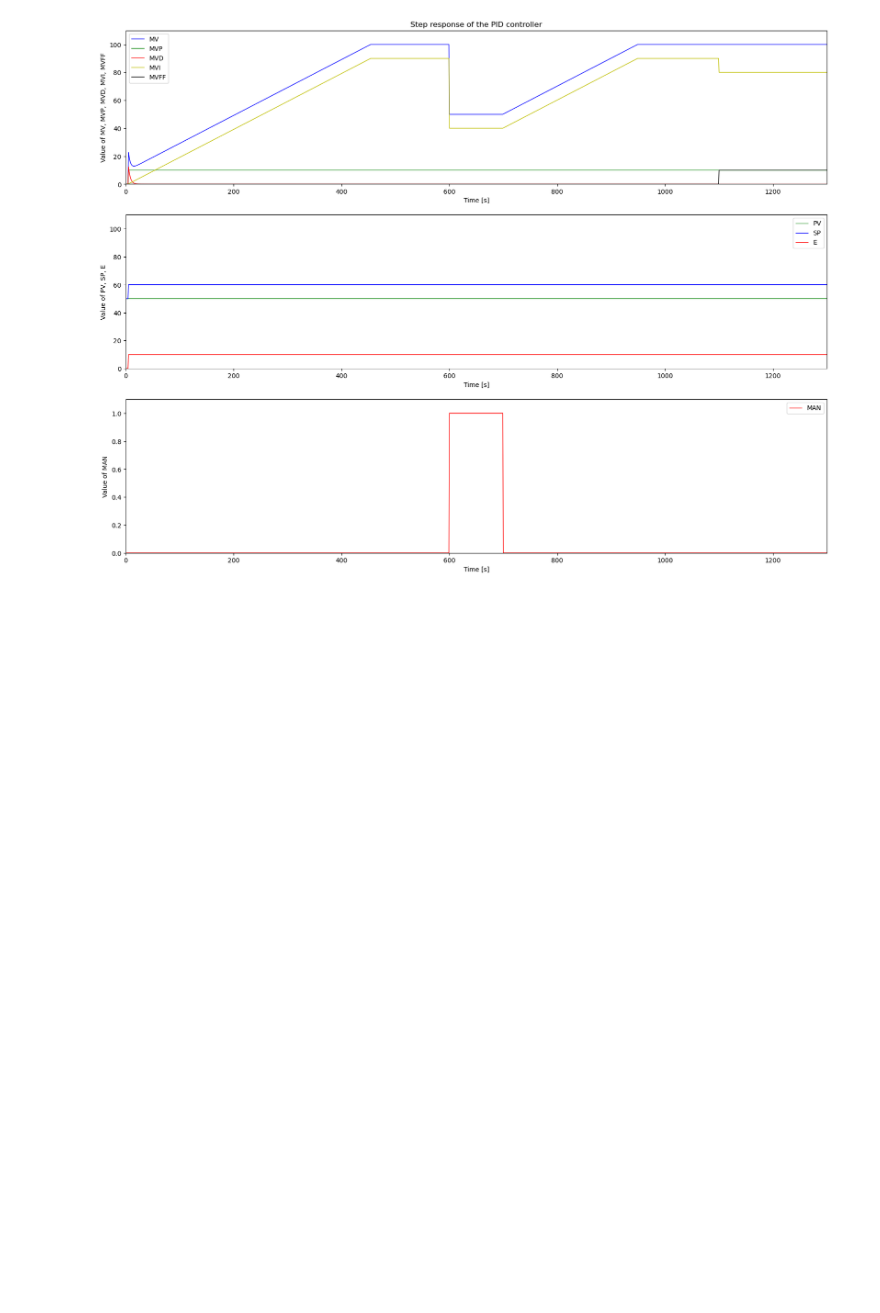
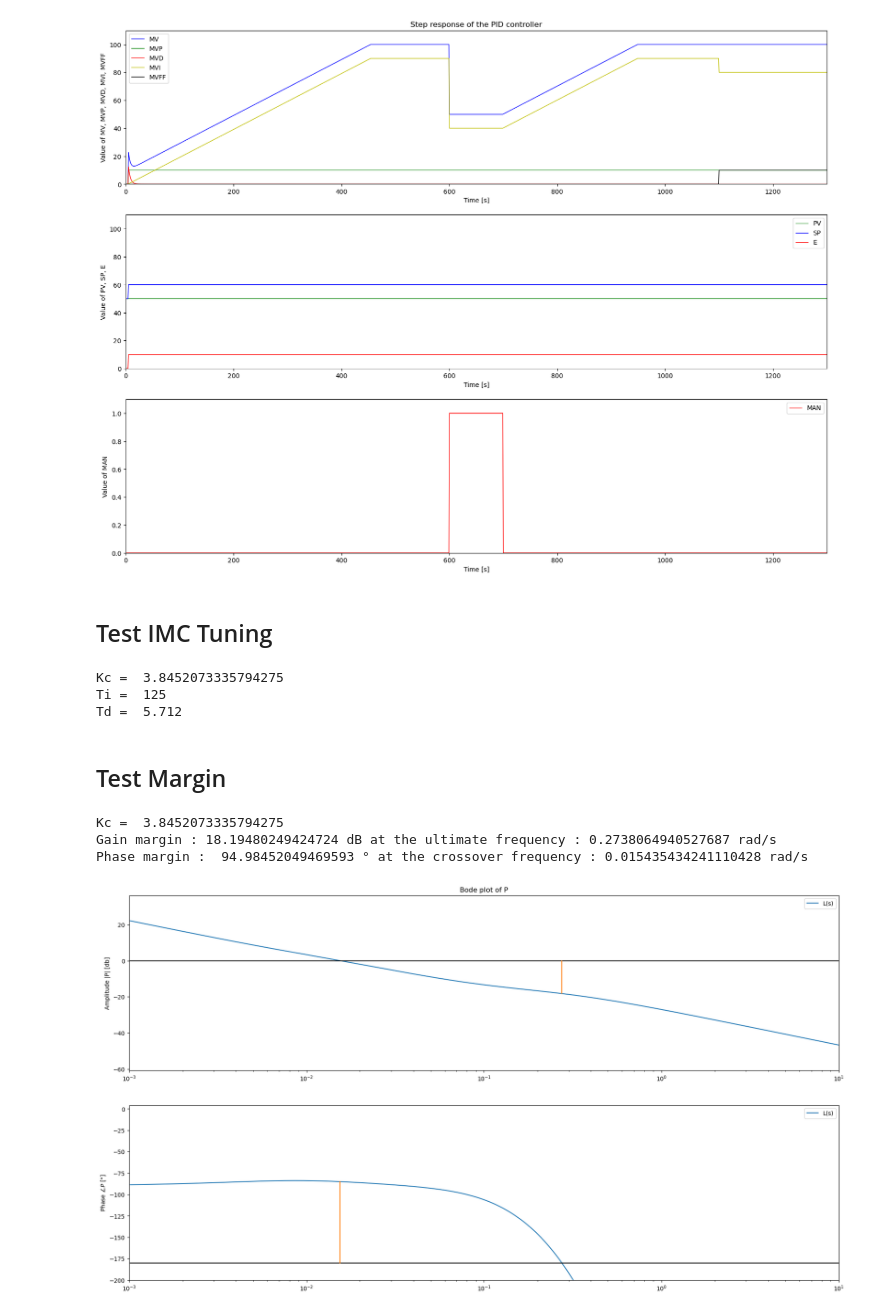
Before and after one commit to 21242NS/control_theory, a Jupyter notebook: TCLab_software_V4/Package_LAB.ipynb, the cells around one changed output. Cells and saved outputs as stored; diff of their text form; code cells hidden in the pictures; blank space fills up the shorter version.

Commit message:
margin et imctunning

```diff
--- a/TCLab_software_V4/Package_LAB.ipynb
+++ b/TCLab_software_V4/Package_LAB.ipynb
@@ -153,3 +154,58 @@ l8.set_data(t,E)
 l9.set_data(t,Man)
 # %% [output]
 [figure]
+# %% [markdown]
+## Test IMC Tuning
+# %%
+Kp = 0.42
+T1p = 119
+T2p = 6
+thetap = 6
+
+# Parameters PID controller
+gamma = 0.6
+Kc, Ti, Td = IMC_tuning(Kp,T1p,T2p,thetap,gamma, 'SOPDT')
+
+print("Kc = ",Kc)
+print("Ti = ",Ti)
+print("Td = ",Td)
+# %% [output]
+Kc =  3.8452073335794275
+Ti =  125
+Td =  5.712
+# %% [markdown]
+## Test Margin
+# %%
+P = Process({})
+
+Kp = 0.42
+Tlag1 = 93.5
+Tlag2 = 0
+theta = 7.4
+T1p = 119 # Tg
+T2p = 6 # Tu
+
+P.parameters['Kp'] = Kp
+P.parameters['Tlag1'] = Tlag1
+P.parameters['Tlag2'] = Tlag2
+P.parameters['theta'] = theta
+
+Kc, Ti, Td = IMC_tuning(Kp,T1p,T2p,thetap,gamma, 'SOPDT')
+print("Kc = ",Kc)
+C = Process({})
+C.parameters['Kc'] = Kc
+C.parameters['Ti'] = Ti
+C.parameters['Td']= Td
+C.parameters['Tfd'] = alpha *Td
+
+
+omega = np.logspace(-3,1,10000)
+
+Ps = Bode(P,omega,Show=False)
+
+Margin(Ps,C,omega)
+# %% [output]
+Kc =  3.8452073335794275
+Gain margin : 18.19480249424724 dB at the ultimate frequency : 0.2738064940527687 rad/s
+Phase margin :  94.98452049469593 ° at the crossover frequency : 0.015435434241110428 rad/s
+[figure, added]
```
Also changed, not shown: parts of 1 cell of this notebook, 1 other file.
